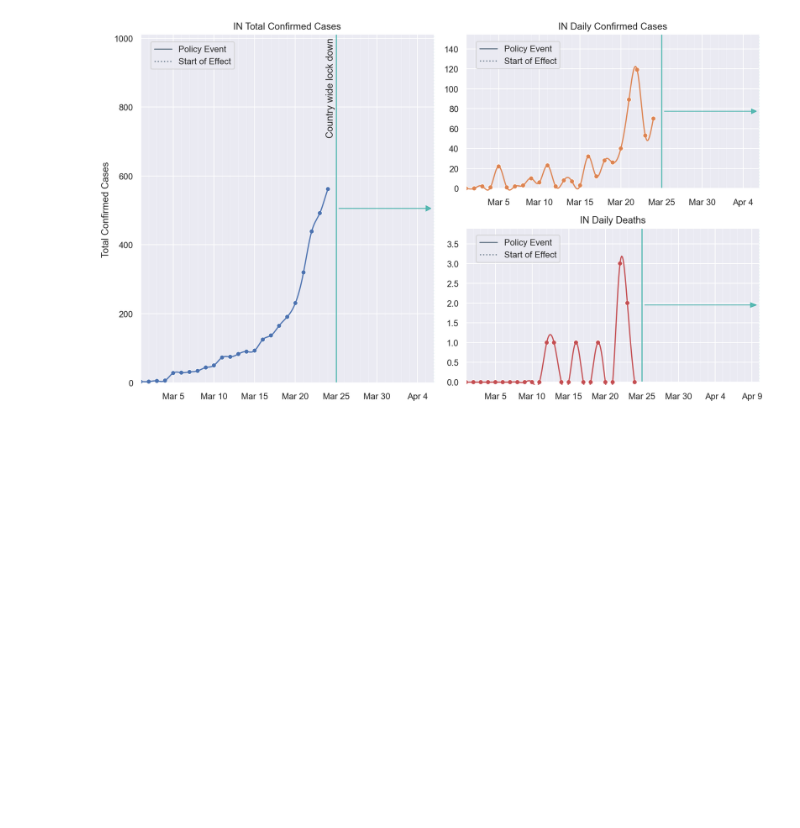
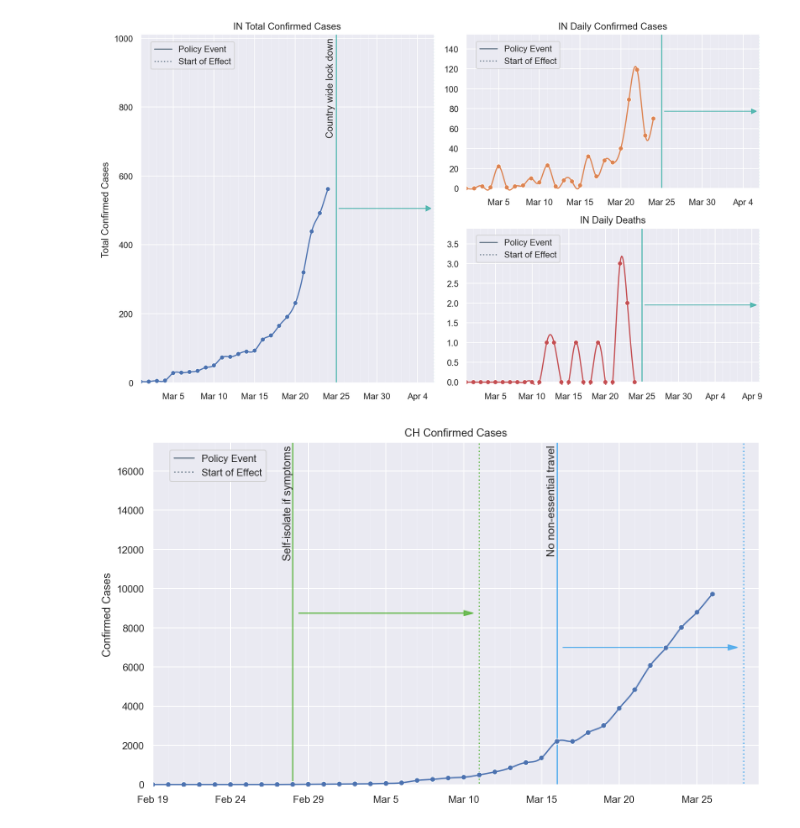
Before and after one commit to arnfred/covid-19, a Jupyter notebook: Covid-plotting.ipynb, the cells around one changed output. Saved outputs shown, nothing was run; the diff lists cells and outputs as text; code cells hidden in the pictures; blank space fills up the shorter version.

Commit message:
Add plot for Switzerland

```diff
--- a/Covid-plotting.ipynb
+++ b/Covid-plotting.ipynb
@@ -383,3 +383,22 @@ plot_country(in_metadata, date(2020, 3, 1))
 plt.savefig("plots/in.png", dpi=300)
 # %% [output]
 [figure]
+# %%
+
+ch_metadata = {
+    "country": "Switzerland",
+    "country_code": "CH",
+    "events": [
+
+        {"type": "policy", "label": "Self-isolate if symptoms", "date": date(2020, 2, 28), "source": "https://en.wikipedia.org/wiki/2020_coronavirus_pandemic_in_Switzerland"},
+                {"type": "policy", "label": "School close", "date": date(2020, 3, 13), "source": "https://en.wikipedia.org/wiki/2020_coronavirus_pandemic_in_Switzerland"},
+        {"type": "policy", "label": "Restaurants, bars and non-essential shops close", "date": date(2020, 3, 16), "source": "https://en.wikipedia.org/wiki/2020_coronavirus_pandemic_in_Switzerland"},
+    ],
+    "phases": [
+    ]
+}
+
+ax0 = plt.gca()
+plot_timeline("Confirmed Cases", data.loc[ch_metadata['country']]['total_cases'], ch_metadata, date(2020, 2, 19), ax0, event_delay = 12)
+# %% [output]
+[figure, added]
```
Also changed, not shown: parts of 2 cells of this notebook, 2 other files.
